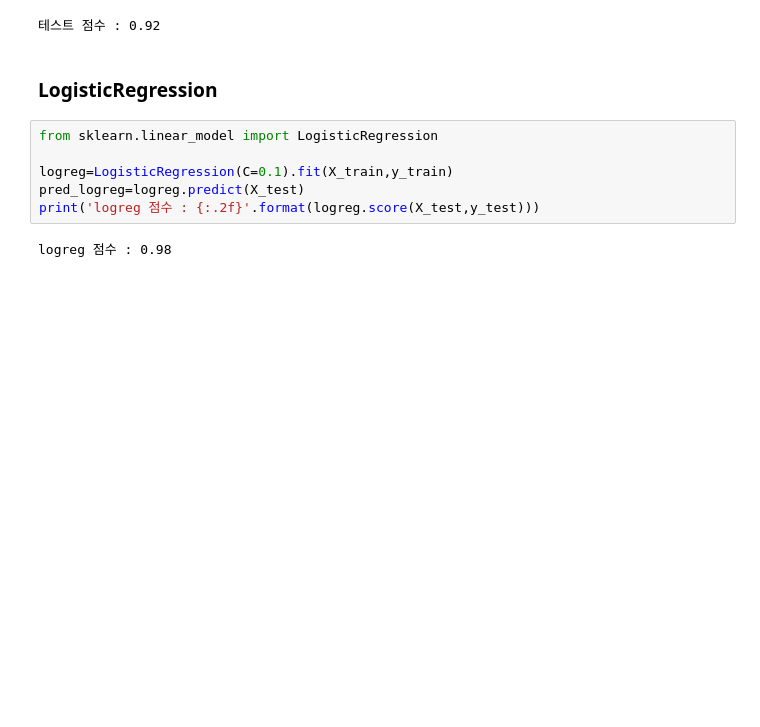
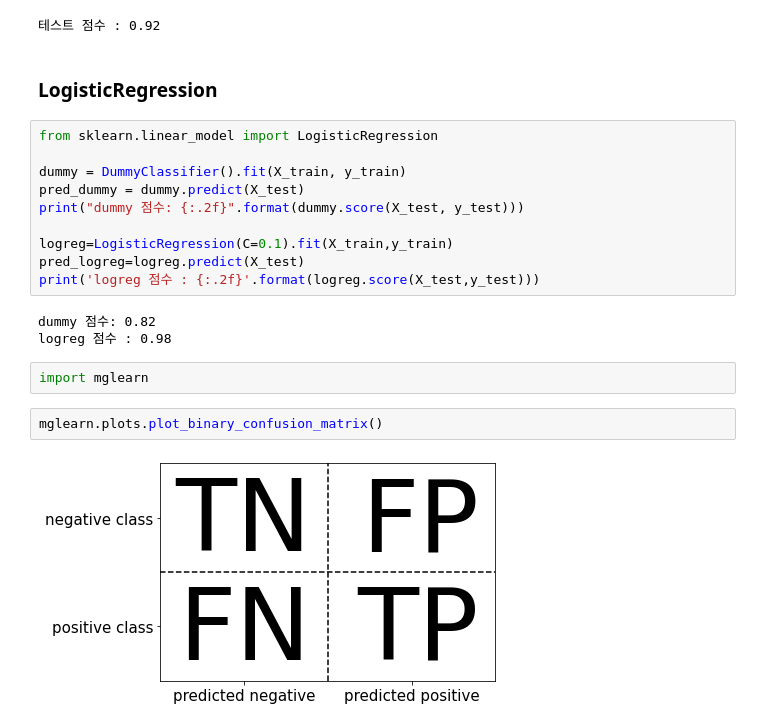
Before and after one commit to CPFrog/AI_innovation_Lecture, a Jupyter notebook: Day 31_201106/01_Validation.ipynb, the cells around one changed output. Cells and saved outputs as stored; diff of their text form; blank space fills up the shorter version.

```diff
--- a/Day 31_201106/01_Validation.ipynb
+++ b/Day 31_201106/01_Validation.ipynb
@@ -56,9 +56,20 @@ print('테스트 점수 : {:.2f}'.format(tree.score(X_test,y_test)))
 ### LogisticRegression
 # %%
 from sklearn.linear_model import LogisticRegression
+
+dummy = DummyClassifier().fit(X_train, y_train)
+pred_dummy = dummy.predict(X_test)
+print("dummy 점수: {:.2f}".format(dummy.score(X_test, y_test)))
 
 logreg=LogisticRegression(C=0.1).fit(X_train,y_train)
 pred_logreg=logreg.predict(X_test)
 print('logreg 점수 : {:.2f}'.format(logreg.score(X_test,y_test)))
 # %% [output]
+dummy 점수: 0.82
 logreg 점수 : 0.98
+# %%
+import mglearn
+# %%
+mglearn.plots.plot_binary_confusion_matrix()
+# %% [output]
+[figure, added]
```
Also changed, not shown: parts of 14 cells of this notebook.
